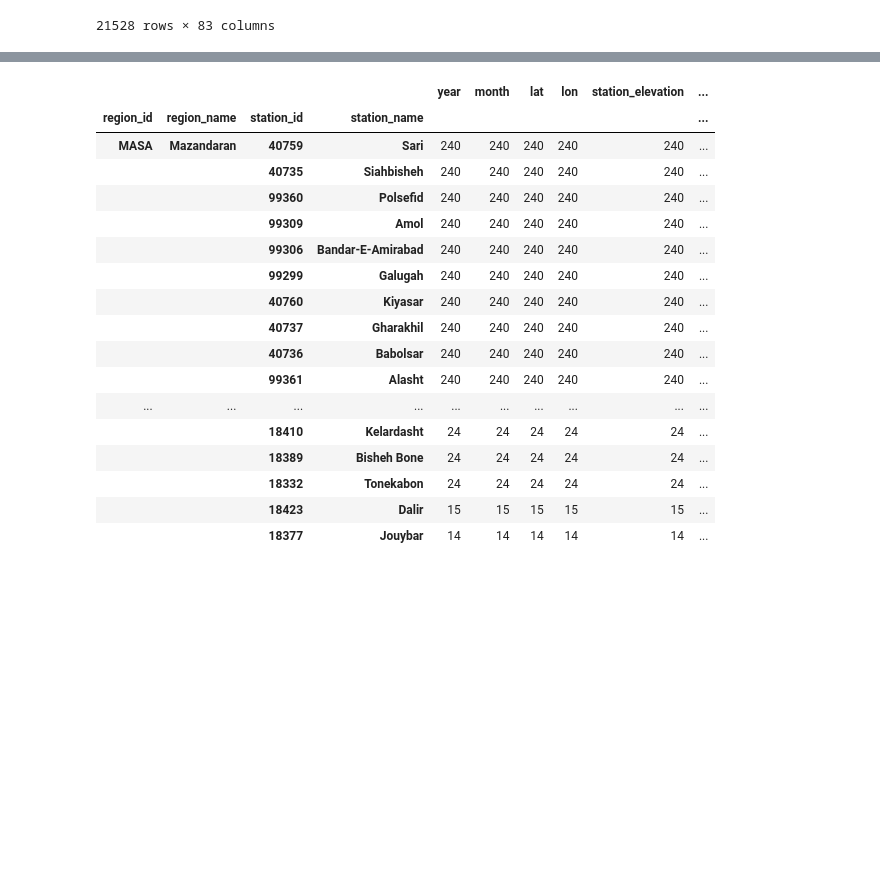
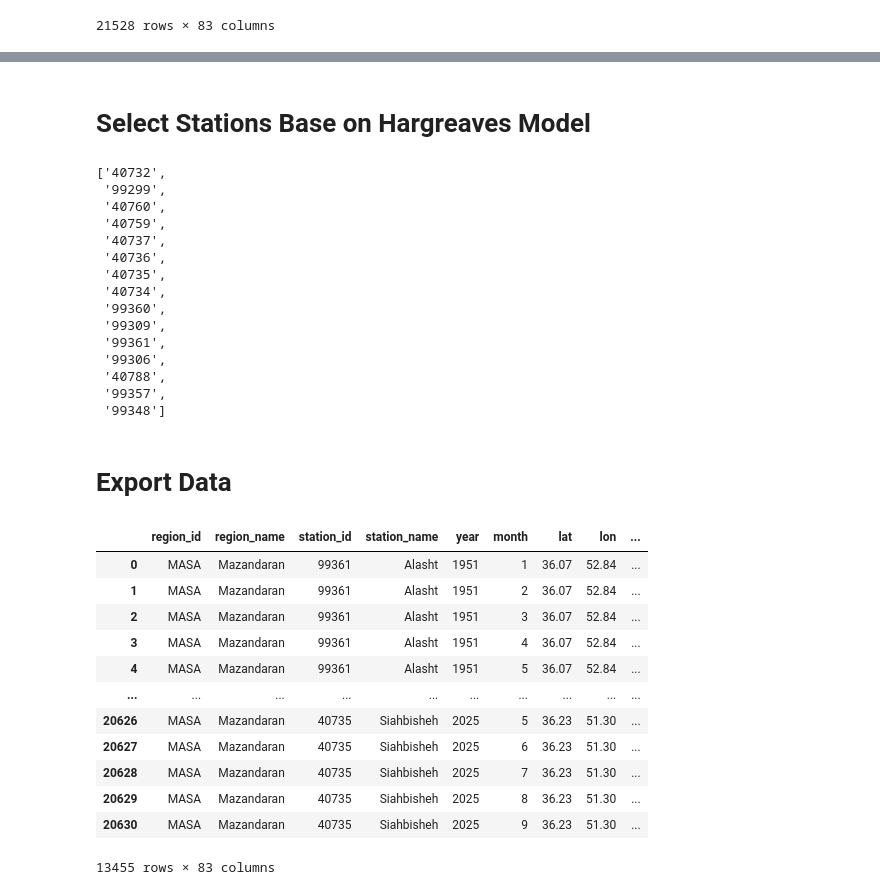
Before and after one commit to hydrocodeir/Potential-Evapotranspiration, a Jupyter notebook: src/03_ٍExport_ETo.ipynb, the cells around one changed output, grey strips where cells are left out. Cells and saved outputs as stored; diff of their text form; code cells hidden in the pictures; blank space fills up the shorter version.

```diff
--- a/src/03_ٍExport_ETo.ipynb
+++ b/src/03_ٍExport_ETo.ipynb
@@ -25,6 +25,7 @@ pd.set_option('display.max_colwidth', None)
 # Load Data
 # %%
 FOLDER_PATH = "C:\\Users\\Pooya\\Dropbox\\IRIMO\\Export\\"
+FOLDER_PATH = "D:\\Pooya\\Storegs\\Dropbox\\IRIMO\\Export\\"
 monthly_data = pd.read_parquet(path=FOLDER_PATH + "Iran_Monthly_ETo_1951_2025.parquet")
 monthly_daily_data = pd.read_parquet(path=FOLDER_PATH + "Iran_Monthly_Daily_ETo_1951_2025.parquet")
 # %% [markdown]
@@ -169,23 +162,53 @@ plt.show()
+# %% [markdown]
+# Select Stations Base on Hargreaves Model
 # %%
-df = monthly_daily_data_selected.dropna(subset=["Hargreaves"])
-df = df.query("year >= 2005 and year <= 2024")
-df.groupby(by=['region_id', 'region_name', 'station_id', 'station_name']).count().sort_values(by=["year"], ascending=False)
+selected_stations = (
+    monthly_daily_data_selected
+    .dropna(subset=["rrr24", "Hargreaves"])
+    .query("year >= 2005 and year <= 2024")
+    .groupby(by=['region_id', 'region_name', 'station_id', 'station_name'])
+    .count()
+    .sort_values(by=["year"], ascending=False)
+    .query("year >= 200")
+    .reset_index()
+    .loc[:, "station_id"]
+    .values
+    .tolist()
+)
+selected_stations
 # %% [output]
-|  |  |  |  | year | month | lat | lon | station_elevation | ... |
-| region_id | region_name | station_id | station_name |  |  |  |  |  | ... |
-| MASA | Mazandaran | 40759 | Sari | 240 | 240 | 240 | 240 | 240 | ... |
-|  |  | 40735 | Siahbisheh | 240 | 240 | 240 | 240 | 240 | ... |
-|  |  | 99360 | Polsefid | 240 | 240 | 240 | 240 | 240 | ... |
-|  |  | 99309 | Amol | 240 | 240 | 240 | 240 | 240 | ... |
-|  |  | 99306 | Bandar-E-Amirabad | 240 | 240 | 240 | 240 | 240 | ... |
-|  |  | 99299 | Galugah | 240 | 240 | 240 | 240 | 240 | ... |
-|  |  | 40760 | Kiyasar | 240 | 240 | 240 | 240 | 240 | ... |
-|  |  | 40737 | Gharakhil | 240 | 240 | 240 | 240 | 240 | ... |
-|  |  | 40736 | Babolsar | 240 | 240 | 240 | 240 | 240 | ... |
-|  |  | 99361 | Alasht | 240 | 240 | 240 | 240 | 240 | ... |
-| ... | ... | ... | ... | ... | ... | ... | ... | ... | ... |
-|  |  | 18410 | Kelardasht | 24 | 24 | 24 | 24 | 24 | ... |
-|  |  | 18389 | Bisheh Bone | 24 | 24 | 24 | 24 | 24 | ... |
-|  |  | 18332 | Tonekabon | 24 | 24 | 24 | 24 | 24 | ... |
-|  |  | 18423 | Dalir | 15 | 15 | 15 | 15 | 15 | ... |
-|  |  | 18377 | Jouybar | 14 | 14 | 14 | 14 | 14 | ... |
+['40732',
+ '99299',
+ '40760',
+ '40759',
+ '40737',
+ '40736',
+ '40735',
+ '40734',
+ '99360',
+ '99309',
+ '99361',
+ '99306',
+ '40788',
+ '99357',
+ '99348']
+# %% [markdown]
+# Export Data
+# %%
+result = monthly_daily_data_selected\
+    .query("station_id in @selected_stations")
+result
+# %% [output]
+|  | region_id | region_name | station_id | station_name | year | month | lat | lon | ... |
+| 0 | MASA | Mazandaran | 99361 | Alasht | 1951 | 1 | 36.07 | 52.84 | ... |
+| 1 | MASA | Mazandaran | 99361 | Alasht | 1951 | 2 | 36.07 | 52.84 | ... |
+| 2 | MASA | Mazandaran | 99361 | Alasht | 1951 | 3 | 36.07 | 52.84 | ... |
+| 3 | MASA | Mazandaran | 99361 | Alasht | 1951 | 4 | 36.07 | 52.84 | ... |
+| 4 | MASA | Mazandaran | 99361 | Alasht | 1951 | 5 | 36.07 | 52.84 | ... |
+| ... | ... | ... | ... | ... | ... | ... | ... | ... | ... |
+| 20626 | MASA | Mazandaran | 40735 | Siahbisheh | 2025 | 5 | 36.23 | 51.30 | ... |
+| 20627 | MASA | Mazandaran | 40735 | Siahbisheh | 2025 | 6 | 36.23 | 51.30 | ... |
+| 20628 | MASA | Mazandaran | 40735 | Siahbisheh | 2025 | 7 | 36.23 | 51.30 | ... |
+| 20629 | MASA | Mazandaran | 40735 | Siahbisheh | 2025 | 8 | 36.23 | 51.30 | ... |
+| 20630 | MASA | Mazandaran | 40735 | Siahbisheh | 2025 | 9 | 36.23 | 51.30 | ... |
+13455 rows × 83 columns
```
Also changed, not shown: parts of 6 cells of this notebook.
